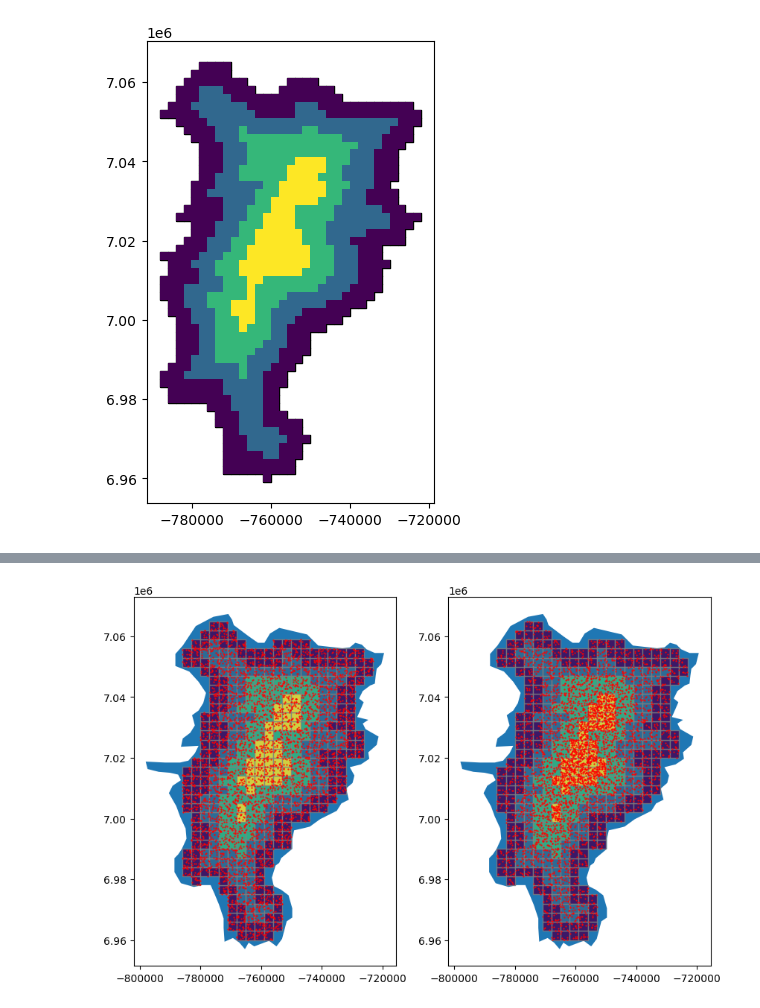
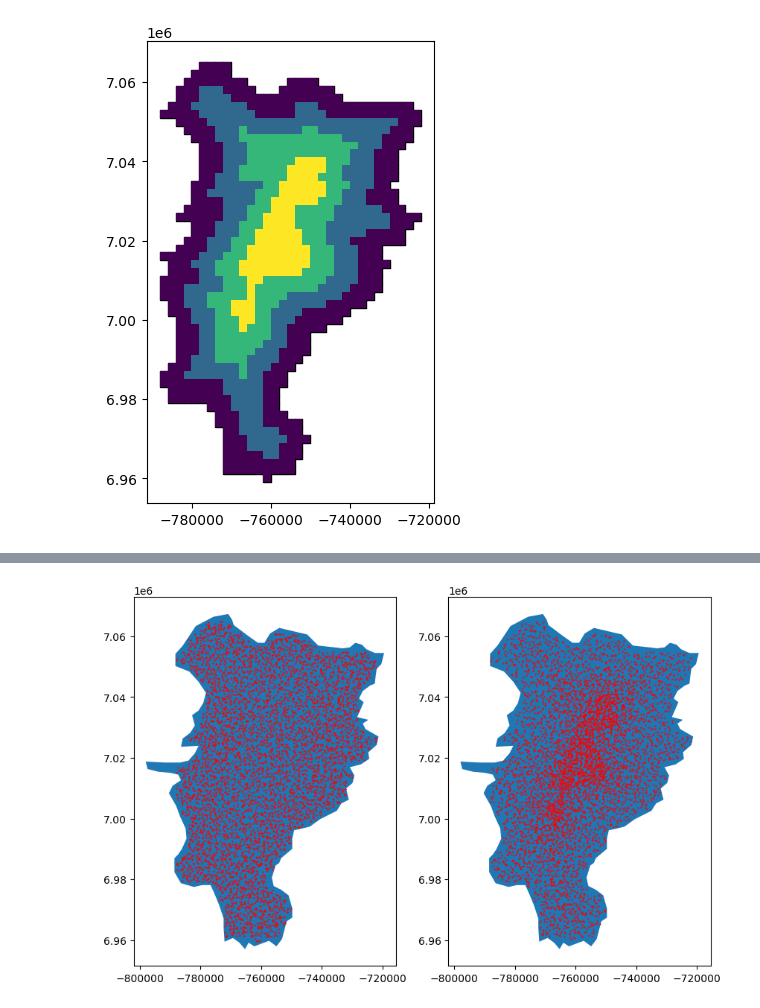
Before and after one commit to paddeaux/radian, a Jupyter notebook: radian_testing.ipynb, the cells around one changed output, grey strips where cells are left out. Saved outputs shown, nothing was run; the diff lists cells and outputs as text; code cells hidden in the pictures.

Commit message:
Point sharing problems

```diff
--- a/radian_testing.ipynb
+++ b/radian_testing.ipynb
@@ -536,6 +536,11 @@ def uniform_points_in_polygon(polygon, num_points=50, to_list=False):
     if to_list:
         return points_list
     return gpd.GeoDataFrame(pd.DataFrame(points_list, columns=['geometry']), geometry='geometry')
+
+def uniform_point_in_polygon(polygon):
+    minX, minY, maxX, maxY = polygon.bounds
+    return Point([random.uniform(minX, maxX), random.uniform(minY, maxY)])
+
 
 kildare_grid = create_raster_grid(file_dir='scenarios/kildare/kildare.geojson',size_in_km=4, to_file=False, plot=False)
 
@@ -581,69 +586,67 @@ import numpy as np
 def points_in_raster_grid(raster_grid, total_points=5000, by_area=False):
     multipol_lens = [len(multi_poly.geoms) for multi_poly in raster_grid['geometry']]
     total_grids = np.sum(multipol_lens)
+
+    # Radian style generation
     if by_area:
-        #multipoly_nums = np.round(total_points / 4)
-        #print(multipol_lens)
-        #multipoly_blocks = (multipoly_nums / multipol_lens)
-        #print("Multipoly splits:", np.round(multipoly_blocks))
+
         points_per_multigrid = np.round(total_points / 4)
-        multipoly_blocks = [np.round(points_per_multigrid / x) for x in multipol_lens]
-        print("ppg", multipoly_blocks)
-        print("mglen", multipol_lens)
-        print("ppmg", np.array(points_per_multigrid))
-        print("ppg * mglen = ", (total_points - sum(multipol_lens * np.array(multipoly_blocks)))%4)
+        multipoly_blocks = [int(points_per_multigrid / x) for x in multipol_lens]
+        remainder = ((total_points - (total_points % total_grids)) / total_grids) * np.array(multipol_lens)
 
+        points_list = []
+        for i, multi_poly in enumerate(raster_grid['geometry']):
+            print(int(remainder[i]))
+            for j in range(int(total_points/4)):#int(remainder[i])):
+                points_list.append(uniform_point_in_polygon(multi_poly.geoms[j % multipol_lens[i]]))
+
+    # Uniform generation
     else: # uniform (total_points - (total_points % total_grids)) / total_grids
-        points_per_grid = (total_points - (total_points % total_grids)) / total_grids
-        multipoly_blocks = [points_per_grid for i in range(4)]
-        multipoly_nums = np.ceil(total_points * (multipol_lens / np.sum(multipol_lens)))
-
         # uniform division
         points_per_grid = (total_points - (total_points % total_grids)) / total_grids
 
-        points_grid = [points_per_grid] * total_grids
-        points_mod = total_points - sum(points_grid)
+        multipoly_blocks = [points_per_grid] * total_grids
+        points_mod = total_points - sum(multipoly_blocks)
 
+        for i in range(int(points_mod)):
+            multipoly_blocks[i] += 1
 
-        points_remain = []
-        j = 0
-        for i in range(0, total_grids):
-            if i % 2 == 0:
-                points_remain.append(0)
-            else:
-                if j < points_mod:
-                    points_remain.append(1)
-                    j += 1
-                else:
-                    points_remain.append(0)
-
-        multipoly_blocks = np.add(points_grid, points_remain)
-        multipoly_blocks = [int(x) for x in multipoly_blocks]
-
-    points_list = []
-    grid_index = 0
-    for i, multi_poly in enumerate(raster_grid['geometry']):
-        for poly in multi_poly.geoms:
-            if by_area:
-                grid_index = i
-            points_list += uniform_points_in_polygon(poly, multipoly_blocks[grid_index], to_list=True)
-            grid_index += 1
-
-    print("points length = ", len(points_list))
+        points_list = []
+        grid_index = 0
+        print("Sum of multipoly_blocks = ", sum(multipoly_blocks))
+        for i, multi_poly in enumerate(raster_grid['geometry']):
+            for poly in multi_poly.geoms:
+                points_list += uniform_points_in_polygon(poly, multipoly_blocks[grid_index], to_list=True)
+                grid_index += 1
 
     grid_gdf = gpd.GeoDataFrame(pd.DataFrame(points_list, columns=['geometry']), geometry='geometry')
 
     return grid_gdf
 
-def demo_example(size=1):
+import time
 
+def demo_example(points=5000, size=1):
     kildare_original = gpd.read_file('scenarios/kildare/kildare.geojson').to_crs('EPSG:3857')
+
+    raster_time_start = time.time()
     kildare_grid = create_raster_grid(file_dir='scenarios/kildare/kildare.geojson',size_in_km=size, to_file=False, plot=False)
-    kildare_points_uniform = points_in_raster_grid(kildare_grid, by_area=False)
-    kildare_points_byarea = points_in_raster_grid(kildare_grid, by_area=True)
+    raster_time_end = time.time()
 
+    uniform_start = time.time()
+    kildare_points_uniform = points_in_raster_grid(kildare_grid, points, by_area=False)
+    uniform_end = time.time()
 
-    print(kildare_grid)
+    area_start = time.time()
+    kildare_points_byarea = points_in_raster_grid(kildare_grid, points, by_area=True)
+    area_end = time.time()
+
+    print("Time taken for generation:")
+    print(f"\tRaster grid generation = {raster_time_end-raster_time_start}")
+    print(f"\tUniform generation (excluding raster grid) = {uniform_end-uniform_start}")
+    print(f"\tUniform generation (including raster grid) = {(uniform_end-uniform_start) + (raster_time_end - raster_time_start)}")
+    print(f"\tBy Area generation (excluding raster grid) = {area_end-area_start}")
+    print(f"\tBy Area generation (including raster grid) = {(area_end-area_start) + (raster_time_end - raster_time_start)}")
+
     print("Total uniform points:", len(kildare_points_uniform))
     print("Total area points:", len(kildare_points_byarea))
     fig, axs = plt.subplots(1,2, figsize=(10,8))
@@ -651,13 +654,12 @@ def demo_example(size=1):
 
     for ax in axs:
         kildare_original.plot(ax=ax)
-        kildare_grid.plot(ax=ax, edgecolor='grey', cmap='viridis', alpha=0.8)
+        #kildare_grid.plot(ax=ax, edgecolor='grey', cmap='viridis', alpha=0.8)
 
     kildare_points_uniform.plot(ax=axs[0], color='red', markersize=0.3)
     kildare_points_byarea.plot(ax=axs[1], color='red', markersize=0.3)
 
-
     plt.show()
 
-demo_example(3)
+demo_example(6000, 2)
 # %% [output]
@@ -677 +679 @@ Total area points: 4967
-[figure, old version]
+[figure, new version]
```
Also changed, not shown: parts of 5 cells of this notebook, 7 other files.
